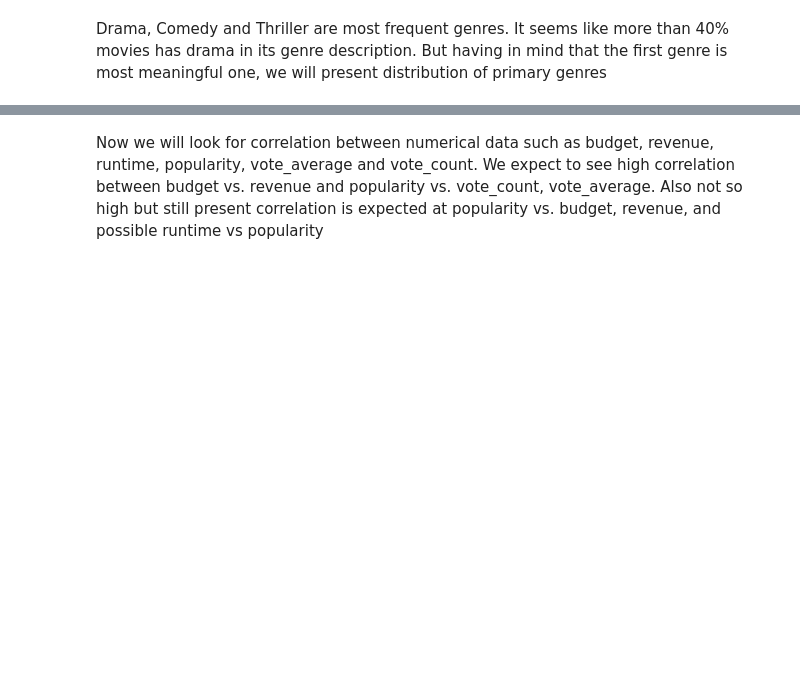
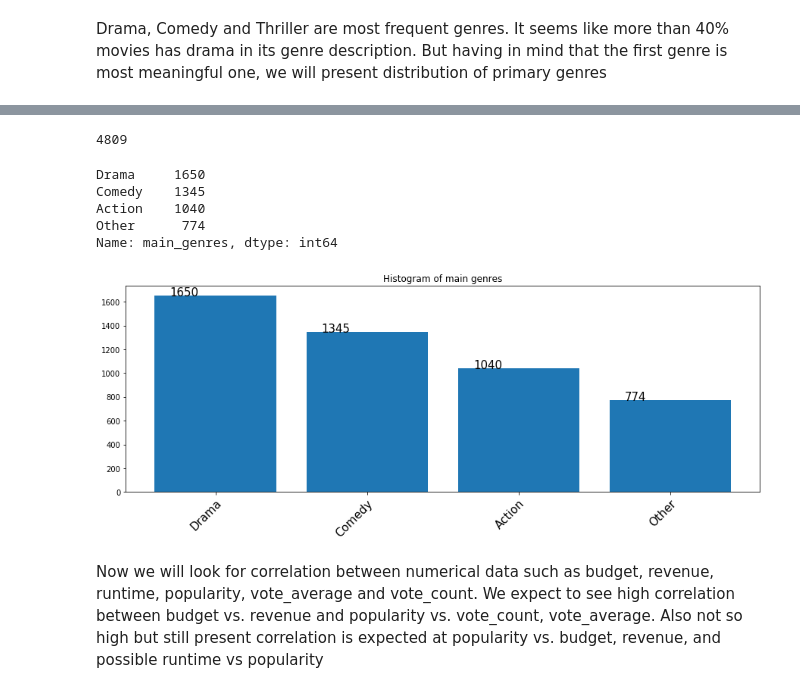
Before and after one commit to MilicaNovak/FinalProjectNTDS2017, a Jupyter notebook: ReportNotebook/Report.ipynb, the cells around one changed output, grey strips where cells are left out. Drawn from its saved outputs; the diff is of its cells as text; code cells hidden in the pictures; blank space fills up the shorter version.

```diff
--- a/ReportNotebook/Report.ipynb
+++ b/ReportNotebook/Report.ipynb
@@ -374,3 +356,37 @@ most_freq_items(how_much_genre, column)
+# %%
+def get_genre(genre_list):
+    genre_list = genre_list.split(",")
+    for genre in genre_list:
+        if genre =="Drama":
+            return "Drama"
+        if genre == "Action":
+            return "Action"
+        if genre == "Comedy":
+            return "Comedy"
+        #if genre == "Thriller":
+        #    return "Thriller"
+    return "Other"
+
+list_genres = Movies["genres"].apply(get_genre)
+print(len(list_genres))
+Movies["main_genres"] = list_genres
+# %% [output]
+4809
+# %%
+Movies["main_genres"].value_counts()
+# %% [output]
+Drama     1650
+Comedy    1345
+Action    1040
+Other      774
+Name: main_genres, dtype: int64
+# %%
+import matplotlib.pyplot as plt
+how_much_genre = 4
+column = "main_genres"
+most_freq_items(how_much_genre, column)
+# %% [output]
+[figure, added]
 # %% [markdown]
 Now we will look for correlation between numerical data such as budget, revenue, runtime, popularity, vote_average and vote_count. We expect to see high correlation between budget vs. revenue and popularity vs. vote_count, vote_average. Also not so high but still present correlation is expected at popularity vs. budget, revenue, and possible runtime vs popularity
 # %%
```
Also changed, not shown: parts of 24 cells of this notebook.
